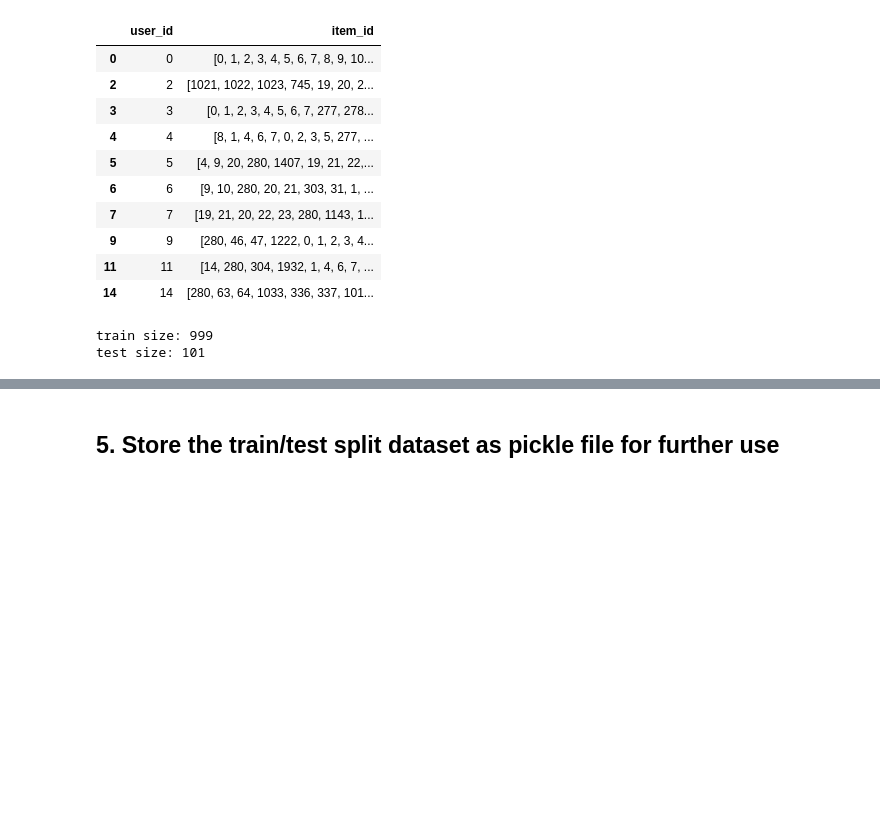
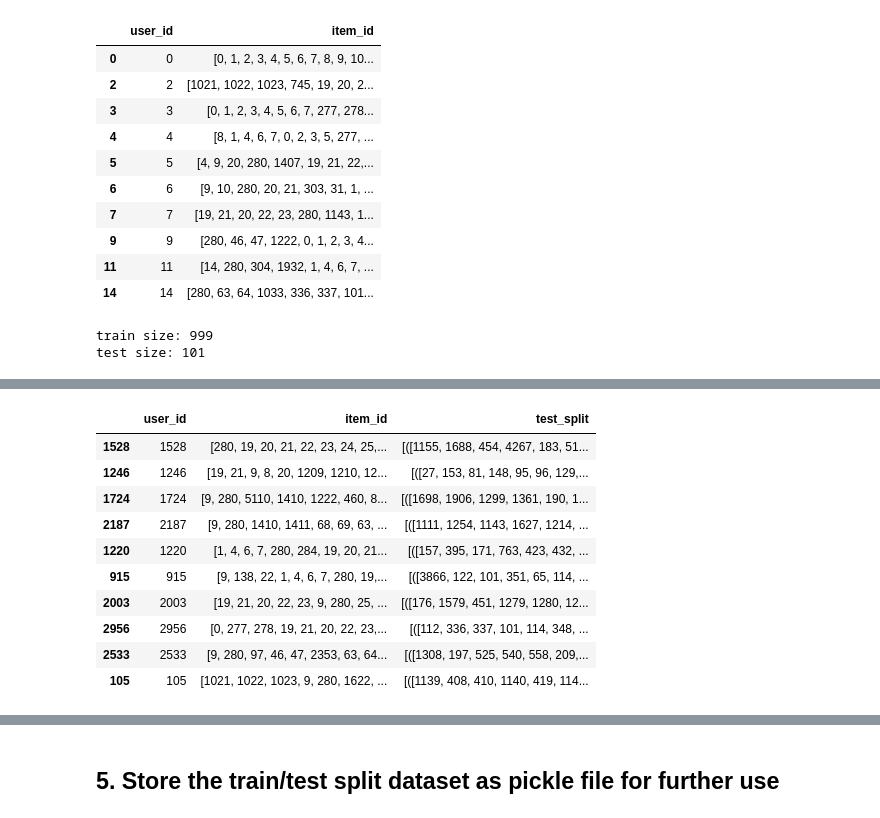
Before and after one commit to stijnrosaer/project-ai, a Jupyter notebook: notebooks/1_preprocess.ipynb, the cells around one changed output, grey strips where cells are left out. Cells and saved outputs as stored; diff of their text form; code cells hidden in the pictures; blank space fills up the shorter version.

```diff
--- a/notebooks/1_preprocess.ipynb
+++ b/notebooks/1_preprocess.ipynb
@@ -194,3 +235,17 @@ train_df.head(10)
+# %%
+test_df.head(10)
+# %% [output]
+|  | user_id | item_id | test_split |
+| 1528 | 1528 | [280, 19, 20, 21, 22, 23, 24, 25,... | [([1155, 1688, 454, 4267, 183, 51... |
+| 1246 | 1246 | [19, 21, 9, 8, 20, 1209, 1210, 12... | [([27, 153, 81, 148, 95, 96, 129,... |
+| 1724 | 1724 | [9, 280, 5110, 1410, 1222, 460, 8... | [([1698, 1906, 1299, 1361, 190, 1... |
+| 2187 | 2187 | [9, 280, 1410, 1411, 68, 69, 63, ... | [([1111, 1254, 1143, 1627, 1214, ... |
+| 1220 | 1220 | [1, 4, 6, 7, 280, 284, 19, 20, 21... | [([157, 395, 171, 763, 423, 432, ... |
+| 915 | 915 | [9, 138, 22, 1, 4, 6, 7, 280, 19,... | [([3866, 122, 101, 351, 65, 114, ... |
+| 2003 | 2003 | [19, 21, 20, 22, 23, 9, 280, 25, ... | [([176, 1579, 451, 1279, 1280, 12... |
+| 2956 | 2956 | [0, 277, 278, 19, 21, 20, 22, 23,... | [([112, 336, 337, 101, 114, 348, ... |
+| 2533 | 2533 | [9, 280, 97, 46, 47, 2353, 63, 64... | [([1308, 197, 525, 540, 558, 209,... |
+| 105 | 105 | [1021, 1022, 1023, 9, 280, 1622, ... | [([1139, 408, 410, 1140, 419, 114... |
 # %%
 #User-based split for user association rules:
 # convert train data to transposed dataframe
```
Also changed, not shown: parts of 9 cells of this notebook, 2 other files.
